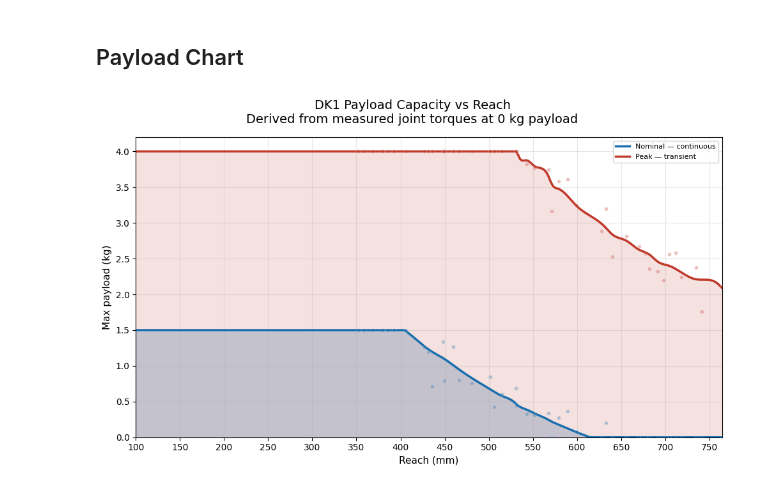
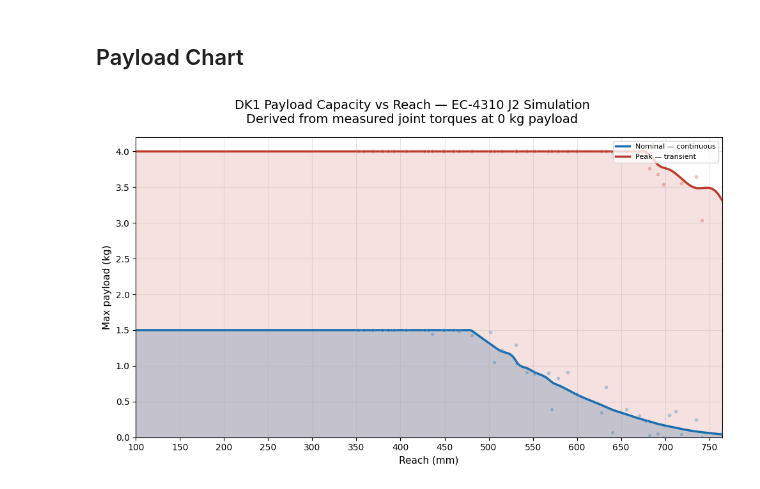
Before and after one commit to Janken44/trlc-dk1, a Jupyter notebook: payload_measurement/payload_reach_chart.ipynb, the cells around one changed output. Saved outputs shown, nothing was run; the diff lists cells and outputs as text; code cells hidden in the pictures.

Commit message:
feat/EC-4310 simulation - recovered cached calibration data

```diff
--- a/payload_measurement/payload_reach_chart.ipynb
+++ b/payload_measurement/payload_reach_chart.ipynb
@@ -50,8 +50,8 @@ CAL_CSVS = [
 URDF_PATH = str(ROOT / "urdf/follower/TRLC-DK1-Follower.urdf")
 
 G          = 9.81   # m/s²
-NOMINAL_NM = 9.0    # Joint 2 continuous torque limit (manufacturer spec)
-PEAK_NM    = 27.0   # Joint 2 peak torque limit
+NOMINAL_NM = 12.0   # EC-4310 rated continuous torque
+PEAK_NM    = 36.0   # EC-4310 peak torque
 
 PAYLOAD_CAP_NOM_KG  = 1.5  # Joint 4 nominal torque limit
 PAYLOAD_CAP_PEAK_KG = 4.0  # Joint 4 peak torque limit
@@ -249,7 +245,7 @@ Torque spline residual std: 1.044 Nm
 # %%
 fig, ax = plt.subplots(figsize=(10, 6))
 fig.suptitle(
-    "DK1 Payload Capacity vs Reach\n"
+    "DK1 Payload Capacity vs Reach — EC-4310 J2 Simulation\n"
     f"Derived from measured joint torques at 0 kg payload",
     fontsize=14,
 )
@@ -263,31 +259,31 @@ ax.fill_between(reach_dense, peak_plot, alpha=0.15, color="#c0392b")
 #                 label="Nominal \u00b1\u03c3")
 # ax.fill_between(reach_dense, peak_lower, peak_upper, alpha=0.15, color="#c0392b",
 #                 label="Peak \u00b1\u03c3")
 
 # ── Payload curves ────────────────────────────────────────────────────────────
 ax.plot(reach_dense, nom_plot,  color="#1a6faf", linewidth=2.5,
         label=f"Nominal \u2014 continuous")
 ax.plot(reach_dense, peak_plot, color="#c0392b", linewidth=2.5,
         label=f"Peak \u2014 transient")
 
 # ── Measured data points ──────────────────────────────────────────────────────
 ax.scatter(reach_sorted, nom_pts,  color="#1a6faf", s=18, zorder=5,
            edgecolors="white", linewidths=0.4, alpha=0.3)
 ax.scatter(reach_sorted, peak_pts, color="#c0392b", s=18, zorder=5,
            edgecolors="white", linewidths=0.4, alpha=0.3)
 
 # ── Axis formatting ──────────────────────────────────────────────────────────
 ax.set_xlabel("Reach (mm)", fontsize=11)
 ax.set_ylabel("Max payload (kg)", fontsize=11)
 ax.set_ylim(bottom=0)
 ax.set_xlim(PLOT_REACH_MIN_MM, reach_sorted[-1])
 ax.yaxis.set_major_locator(MultipleLocator(.5))
 ax.xaxis.set_major_locator(MultipleLocator(50))
 ax.grid(True, alpha=0.3)
 ax.legend(loc="upper right", fontsize=8)
 
 plt.tight_layout()
 fig.savefig("payload_reach_chart.pdf", bbox_inches='tight')
 plt.show()
 # %% [output]
-[figure, old version]
+[figure, new version]
```
Also changed, not shown: parts of 4 cells of this notebook.
